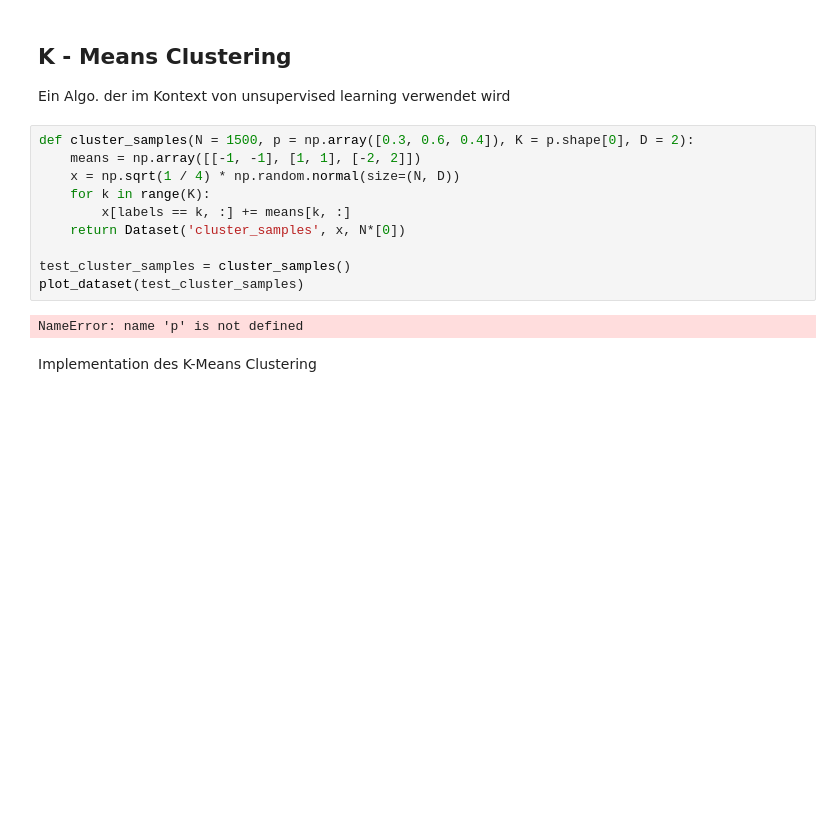
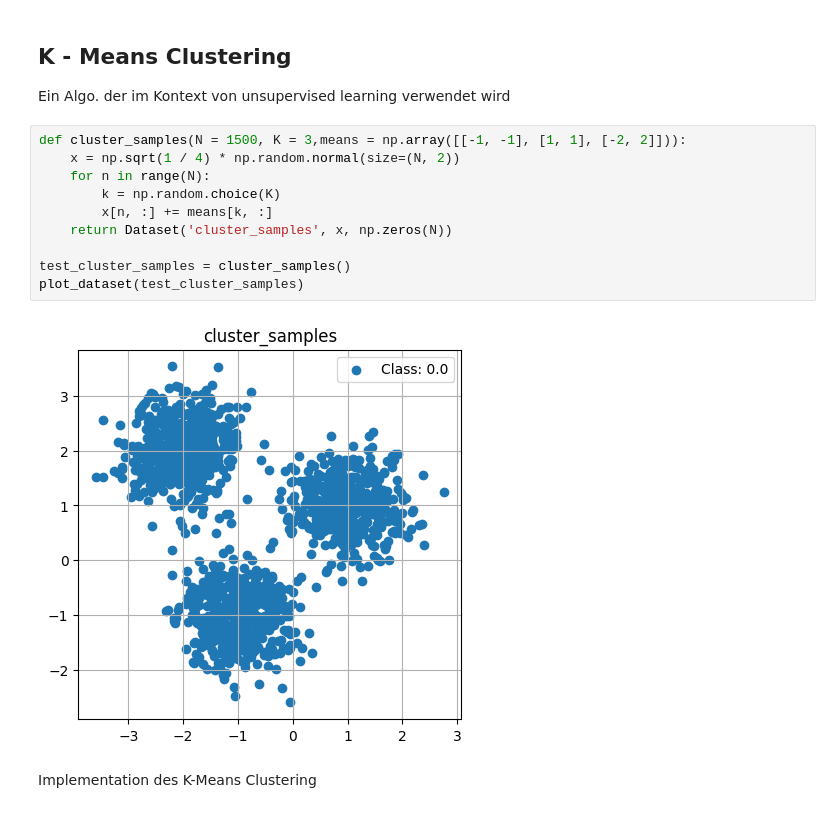
Before and after one commit to dns1403/Numerik-Seminar-Vortrag-Code, a Jupyter notebook: Numerik Seminar/Numerik Seminar CODE.ipynb, the cells around one changed output. Cells and saved outputs as stored; diff of their text form; blank space fills up the shorter version.

```diff
--- a/Numerik Seminar/Numerik Seminar CODE.ipynb
+++ b/Numerik Seminar/Numerik Seminar CODE.ipynb
@@ -258,17 +246,17 @@ NameError: name 'w' is not defined
 
 Ein Algo. der im Kontext von unsupervised learning verwendet wird
 # %%
-def cluster_samples(N = 1500, p = np.array([0.3, 0.6, 0.4]), K = p.shape[0], D = 2):
-    means = np.array([[-1, -1], [1, 1], [-2, 2]])
-    x = np.sqrt(1 / 4) * np.random.normal(size=(N, D))
-    for k in range(K):
-        x[labels == k, :] += means[k, :]
-    return Dataset('cluster_samples', x, N*[0])
+def cluster_samples(N = 1500, K = 3,means = np.array([[-1, -1], [1, 1], [-2, 2]])):
+    x = np.sqrt(1 / 4) * np.random.normal(size=(N, 2))
+    for n in range(N):
+        k = np.random.choice(K)
+        x[n, :] += means[k, :]
+    return Dataset('cluster_samples', x, np.zeros(N))
 
 test_cluster_samples = cluster_samples()
 plot_dataset(test_cluster_samples)
 # %% [output]
-NameError: name 'p' is not defined
+[figure, added]
 # %% [markdown]
 Implementation des K-Means Clustering
 # %%
```
Also changed, not shown: parts of 4 cells of this notebook.
